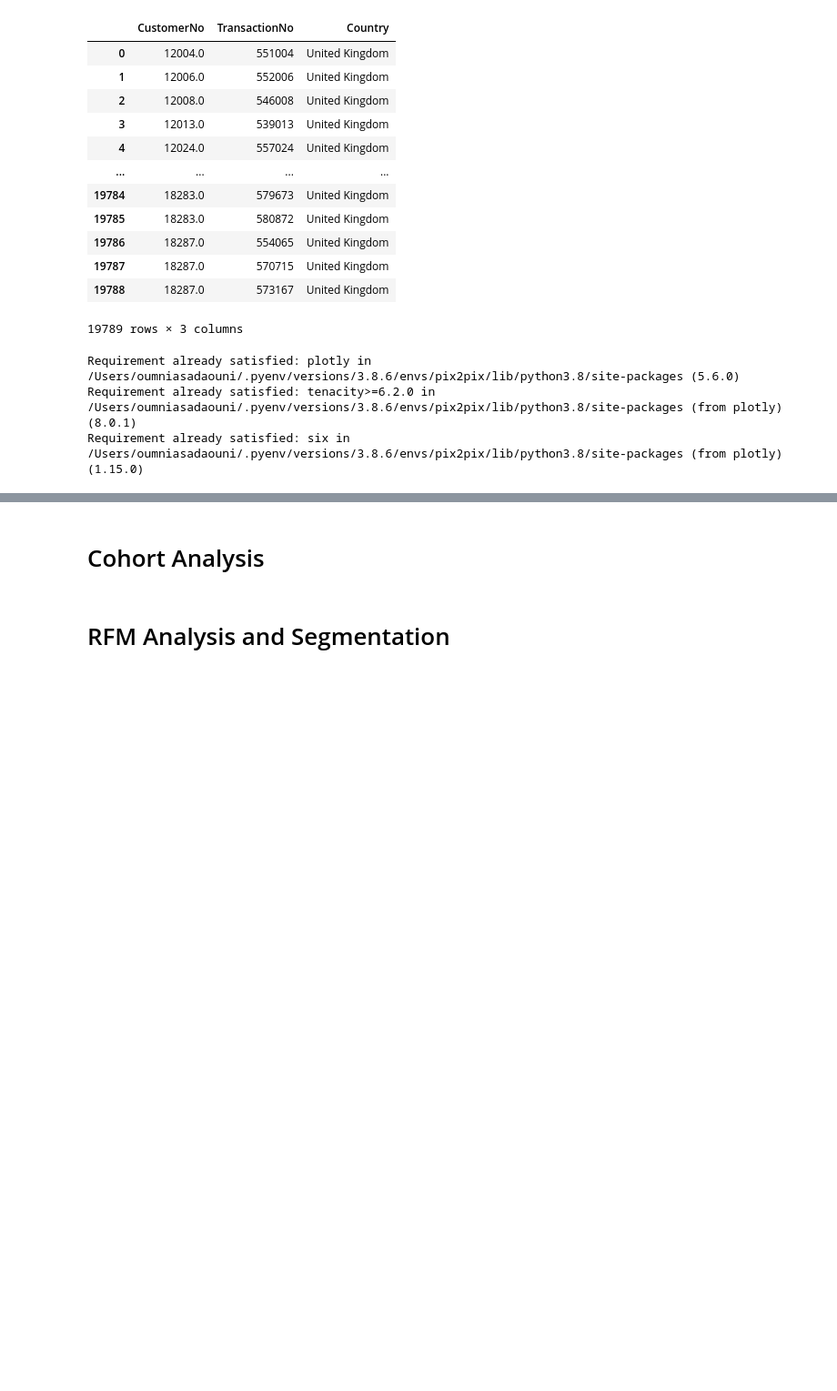
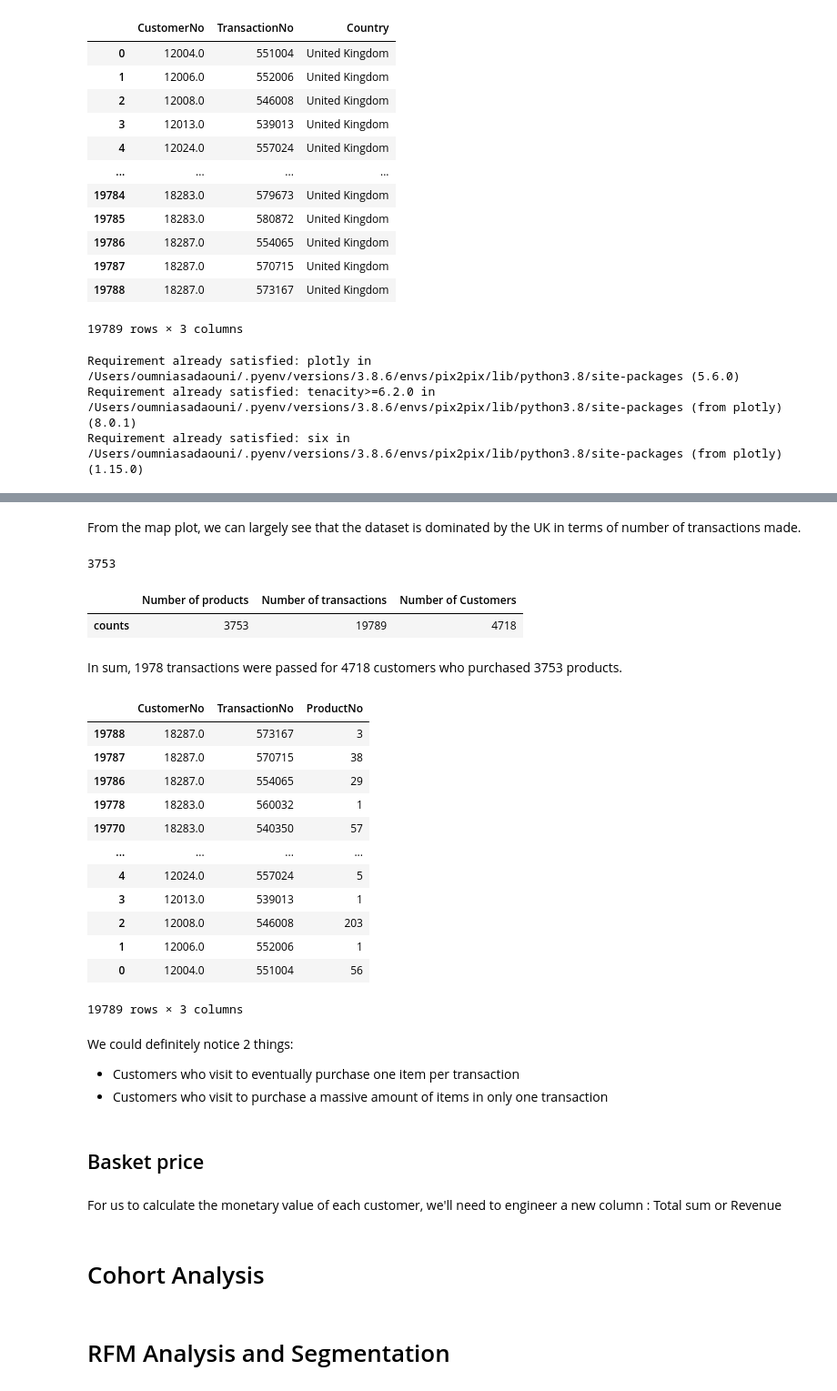
Before and after one commit to Oumnia-Sdn/CustomersSegmentation-RFM-KMeans, a Jupyter notebook: notebooks/UK B2C e-commerce transactions analysis & purchase prediction .ipynb, the cells around one changed output, grey strips where cells are left out. Shown at 91% size. Drawn from its saved outputs; the diff is of its cells as text; code cells hidden in the pictures; blank space fills up the shorter version.

```diff
--- a/notebooks/UK B2C e-commerce transactions analysis & purchase prediction .ipynb
+++ b/notebooks/UK B2C e-commerce transactions analysis & purchase prediction .ipynb
@@ -270,6 +270,51 @@ choromap = go.Figure(data = [data_viz], layout = layout)
 iplot(choromap, validate=False)
 # %% [output]
 [interactive output not drawn]
+# %% [markdown]
+From the map plot, we can largely see that the dataset is dominated by the UK in terms of number of transactions made.
+# %%
+# Product names columns
+data.ProductName.nunique()
+# %% [output]
+3753
+# %%
+pd.DataFrame([{"Number of products": len(data.ProductNo.value_counts()),
+               "Number of transactions": data.TransactionNo.nunique(),
+               "Number of Customers": len(data.CustomerNo.value_counts())
+
+}], columns=["Number of products", "Number of transactions","Number of Customers"], index =["counts"])
+# %% [output]
+|  | Number of products | Number of transactions | Number of Customers |
+| counts | 3753 | 19789 | 4718 |
+# %% [markdown]
+In sum, 1978 transactions were passed for 4718 customers who purchased 3753 products.
+# %%
+# Number of products purchased in each transaction
+prod_per_trans = data.groupby(["CustomerNo", "TransactionNo"], as_index=False)['ProductNo'].count()
+# %%
+prod_per_trans.sort_values(by='CustomerNo', ascending=False)
+# %% [output]
+|  | CustomerNo | TransactionNo | ProductNo |
+| 19788 | 18287.0 | 573167 | 3 |
+| 19787 | 18287.0 | 570715 | 38 |
+| 19786 | 18287.0 | 554065 | 29 |
+| 19778 | 18283.0 | 560032 | 1 |
+| 19770 | 18283.0 | 540350 | 57 |
+| ... | ... | ... | ... |
+| 4 | 12024.0 | 557024 | 5 |
+| 3 | 12013.0 | 539013 | 1 |
+| 2 | 12008.0 | 546008 | 203 |
+| 1 | 12006.0 | 552006 | 1 |
+| 0 | 12004.0 | 551004 | 56 |
+19789 rows × 3 columns
+# %% [markdown]
+We could definitely notice 2 things:
+- Customers who visit to eventually purchase one item per transaction
+- Customers who visit to purchase a massive amount of items in only one transaction
+# %% [markdown]
+## Basket price
+# %% [markdown]
+For us to calculate the monetary value of each customer, we'll need to engineer a new column : Total sum or Revenue
 # %% [markdown]
 # Cohort Analysis
 # %% [markdown]
```
